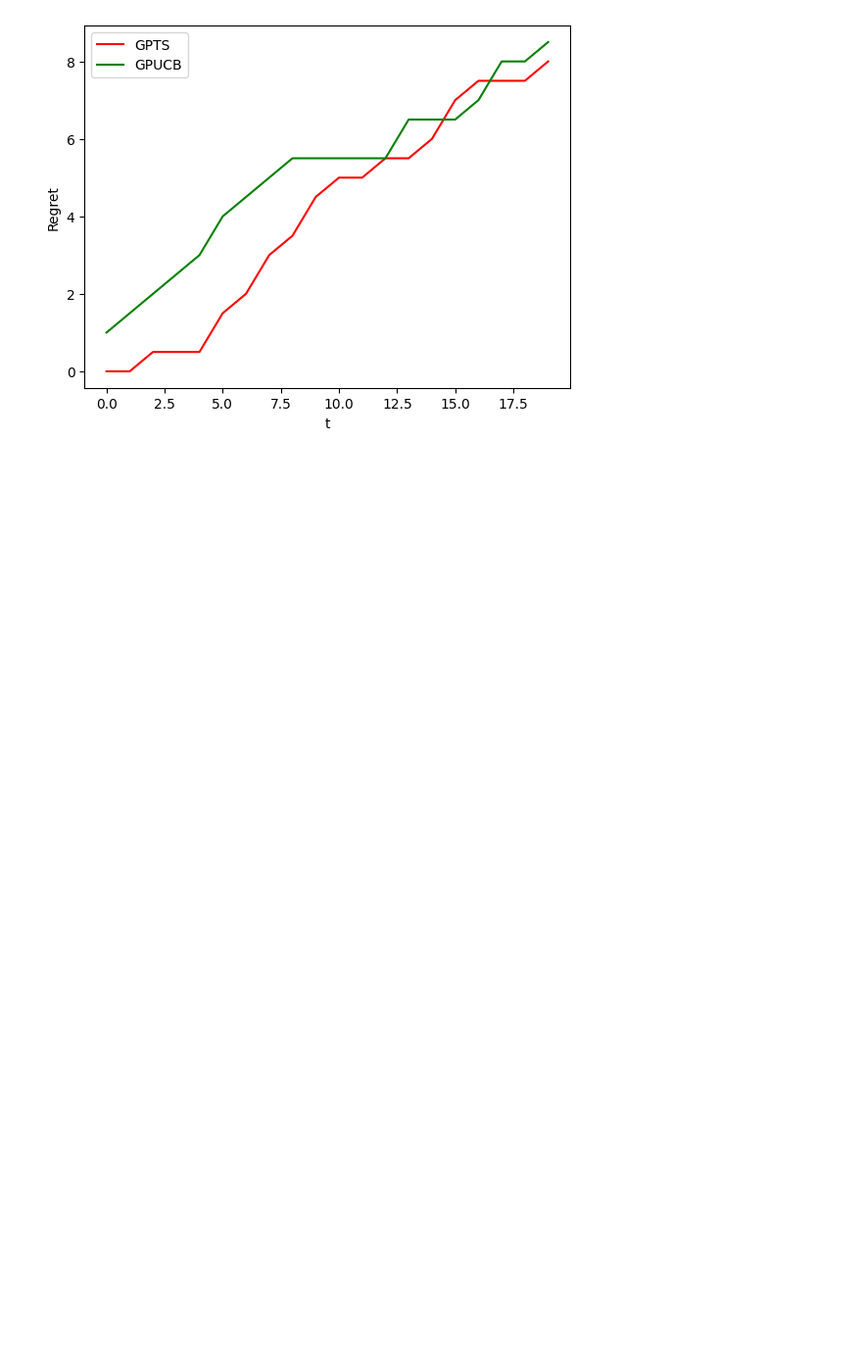
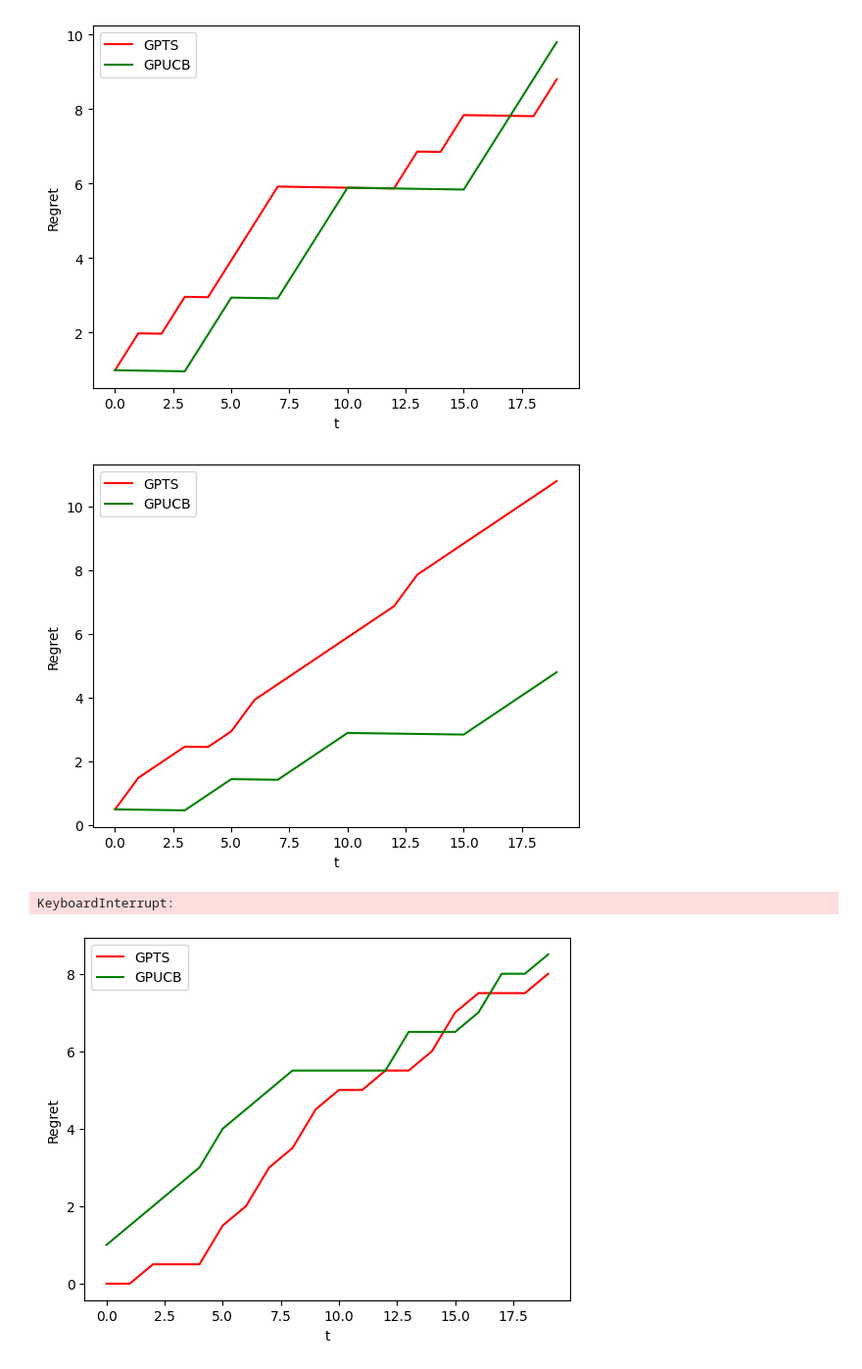
Before and after one commit to FPuoti255/OLA_project, a Jupyter notebook: src/trial_notebook.ipynb, the cells around one changed output. Shown at 98% size. Saved outputs shown, nothing was run; the diff lists cells and outputs as text; code cells hidden in the pictures; blank space fills up the shorter version.

Commit message:
step 4 implemented

```diff
--- a/src/trial_notebook.ipynb
+++ b/src/trial_notebook.ipynb
@@ -14,6 +16,6 @@ Network.print_graph(env.get_network().G)
 # %%
-ecommerce = Ecommerce(B_cap, budgets, product_prices, observations_probabilities)
+ecomm = Ecommerce(B_cap, budgets, product_prices, observations_probabilities)
 # %%
-exp_clicks = env.estimate_expected_user_alpha(ecommerce.budgets / ecommerce.B_cap)
-optimal_allocation = ecommerce.solve_optimization_problem(
-    env.get_network().get_adjacency_matrix(), env.get_num_items_sold(), env.get_users_reservation_prices(), exp_clicks)
+exp_clicks = env.estimate_expected_user_alpha(ecomm.budgets / ecomm.B_cap)
+nodes_activation_probabilities, num_items_sold = estimate_nodes_activation_probabilities(
+            env.network.get_adjacency_matrix(), env.get_users_reservation_prices(), ecomm.product_prices, observations_probabilities)
@@ -26,3 +124,41 @@ array([0.1348426 , 0.21376797, 0.20802861, 0.10482399, 0.14145441])
+# %%
+# -----------STEP 5------------
+
+gpucb_rewards_per_experiment = []
+gpts_rewards_per_experiment = []
+
+for e in tqdm(range(0, n_experiments), position=0, desc="n_experiment", leave=False):
+    env, observations_probabilities = generate_new_environment()
+
+    ecomm5_gpts = Ecommerce5_GPTS(
+        B_cap, budgets, product_prices)
+    ecomm5_ucb = Ecommerce5_UCB(
+        B_cap, budgets, product_prices)
+
+    for t in tqdm(range(0, T), position=1, desc="n_iteration", leave=False):
+        arm, arm_idx = ecomm5_ucb.pull_arm()
+        reward = env.round_step5(arm)
+        ecomm5_ucb.update(arm_idx, reward)
+
+        arm, arm_idx = ecomm5_gpts.pull_arm()
+        reward = env.round_step5(arm)
+        ecomm5_gpts.update(arm_idx, reward)
+
+    gpucb_rewards_per_experiment.append(ecomm5_ucb.collected_rewards)
+    gpts_rewards_per_experiment.append(ecomm5_gpts.collected_rewards)
+
+opt = np.max(env.get_network().get_adjacency_matrix())
+
+gpts_regret = np.cumsum(
+    np.mean(opt - gpucb_rewards_per_experiment, axis=0))
+gpucb_regret = np.cumsum(
+    np.mean(opt - gpts_rewards_per_experiment, axis=0))
+
+plot_regrets(gpts_regret, gpucb_regret)
+# %% [output]
+[figure, added]
+[figure, added]
+KeyboardInterrupt:
 # %%
 gpucb_rewards_per_experiment = []
 gpts_rewards_per_experiment = []
```
Also changed, not shown: parts of 13 cells of this notebook, 7 other files.
